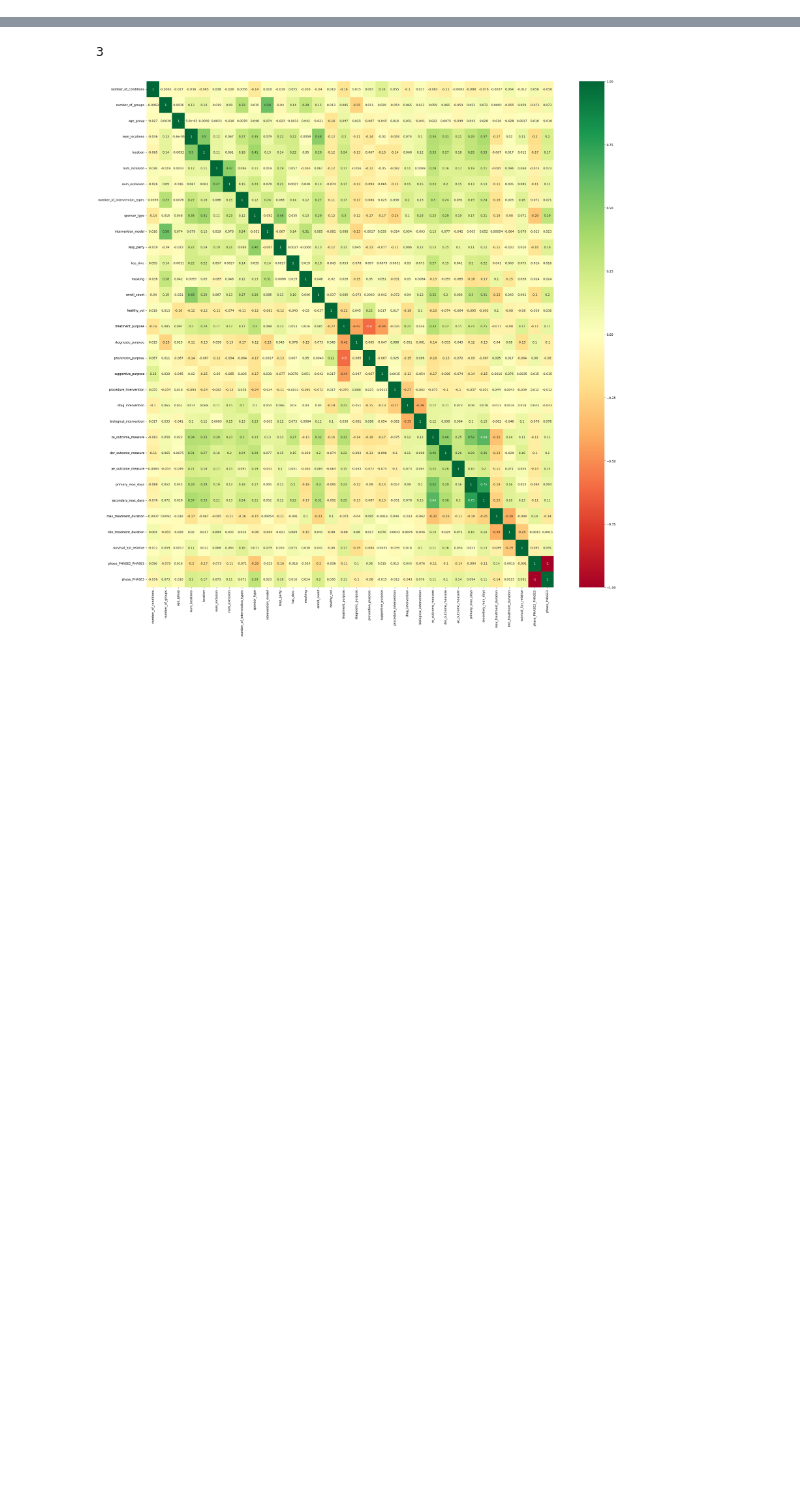
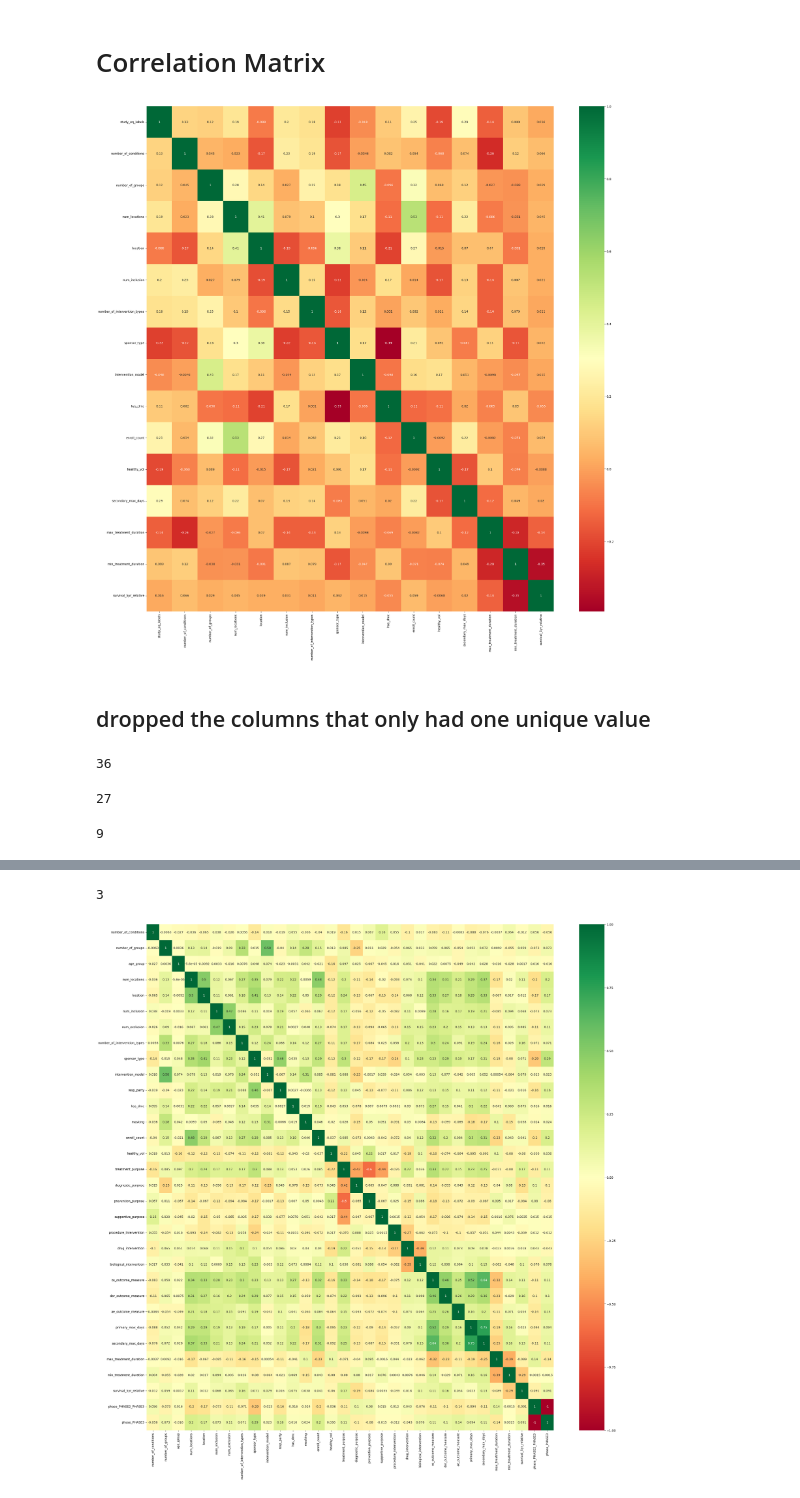
Before and after one commit to cynthiaxu04/predicting-clinicaltrials, a Jupyter notebook: model/feature_ablation.ipynb, the cells around one changed output, grey strips where cells are left out. Cells and saved outputs as stored; diff of their text form; code cells hidden in the pictures; blank space fills up the shorter version.

Commit message:
figures are finalized

```diff
--- a/model/feature_ablation.ipynb
+++ b/model/feature_ablation.ipynb
@@ -12,9 +9 @@ import seaborn as sns
 from sklearn.ensemble import RandomForestClassifier
-# %%
-current = os.getcwd()
-root = os.path.dirname(current)
-path = 'data'
-filename = 'cleaned_data_train.csv'
-
-file = os.path.join(root,path,filename)
-file
@@ -25,0 +10,10 @@ data = pd.read_csv(file)
+# %%
+root = os.path.dirname(os.getcwd())
+data_dir = os.path.join(root, "data")
+files = {
+    "clinicalai": {
+        "lymphoma": [file for file in os.listdir(data_dir) if ("lungc" in file or "lymph" in file) and "long_cleaned" not in file and "csv" in file],
+        "oncology": [file for file in os.listdir(data_dir) if ("lungc" not in file and "lymph" not in file) and "long_cleaned" not in file and "cleaned_data_phase1" in file and "csv" in file]
+    }
+    }
+files
@@ -25,0 +211,37 @@ data = pd.read_csv(file)
+# %% [markdown]
+# Correlation Matrix
+# %%
+# train_data = files
+# model_type = model
+# file = [file for file in train_data[model_type][data] if "train" in file]
+# df = pd.read_csv(os.path.join(root, "data", file[0]))
+
+# y_cols = ["study_eq_labels"]
+
+# X = df.drop(columns=y_cols+drop_cols)
+# y = df[y_cols]
+X = df.drop(columns=drop_cols)
+
+temp_df = X.loc[:, (X != X.iloc[0]).any()]  # Keep columns with more than one unique value
+corrmat = temp_df.corr()
+top_corr_features = corrmat.index
+plt.figure(figsize=(30,30))
+#plot heat map
+g=sns.heatmap(df[top_corr_features].corr(),annot=True,cmap="RdYlGn")
+# %% [output]
+[figure, added]
+# %% [markdown]
+## dropped the columns that only had one unique value
+# %%
+len(X.columns)
+# %% [output]
+36
+# %%
+len(temp_df.columns)
+# %% [output]
+27
+# %%
+overlap = [x for x in X.columns if x not in temp_df.columns]
+len(overlap)
+# %% [output]
+9
```
Also changed, not shown: parts of 12 cells of this notebook, 23 other files.
